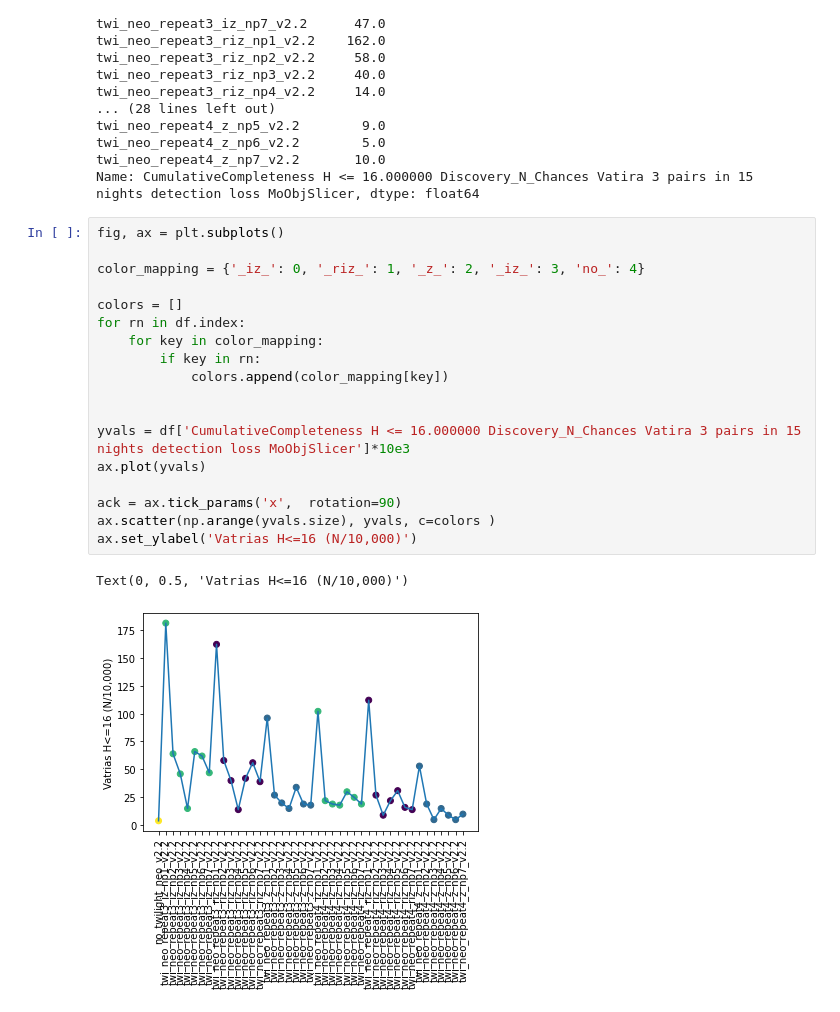
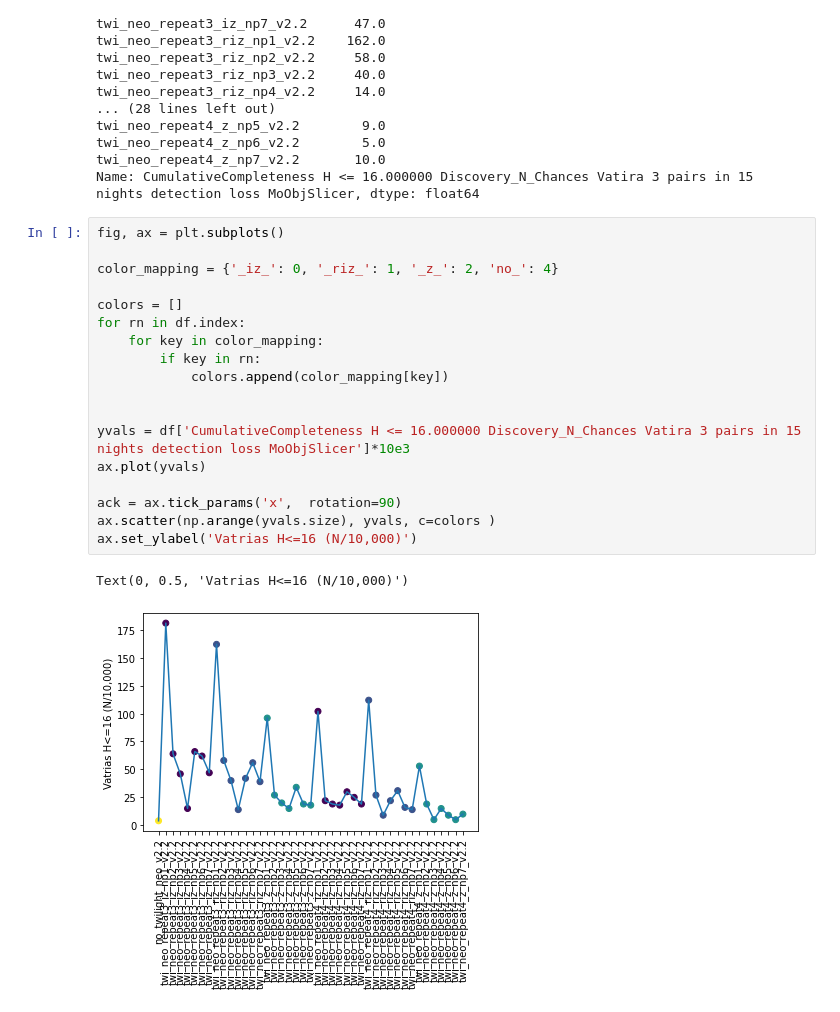
Before and after one commit to lsst-sims/sims_featureScheduler_runs2.2, a Jupyter notebook: twilight_neo/twilight_neo_radars.ipynb, the cells around one changed output. Drawn from its saved outputs; the diff is of its cells as text.

Commit message:
moar plots

```diff
--- a/twilight_neo/twilight_neo_radars.ipynb
+++ b/twilight_neo/twilight_neo_radars.ipynb
@@ -185,21 +185,21 @@ Name: CumulativeCompleteness H <= 16.000000 Discovery_N_Chances Vatira 3 pairs i
 # %%
 fig, ax = plt.subplots()
 
-color_mapping = {'_iz_': 0, '_riz_': 1, '_z_': 2, '_iz_': 3, 'no_': 4}
+color_mapping = {'_iz_': 0, '_riz_': 1, '_z_': 2, 'no_': 4}
 
 colors = []
 for rn in df.index:
     for key in color_mapping:
         if key in rn:
             colors.append(color_mapping[key])
 
 
 yvals = df['CumulativeCompleteness H <= 16.000000 Discovery_N_Chances Vatira 3 pairs in 15 nights detection loss MoObjSlicer']*10e3
 ax.plot(yvals)
 
 ack = ax.tick_params('x',  rotation=90)
 ax.scatter(np.arange(yvals.size), yvals, c=colors )
 ax.set_ylabel('Vatrias H<=16 (N/10,000)')
 # %% [output]
 Text(0, 0.5, 'Vatrias H<=16 (N/10,000)')
-[figure, old version]
+[figure, new version]
```
Also changed, not shown: 1 other file.
